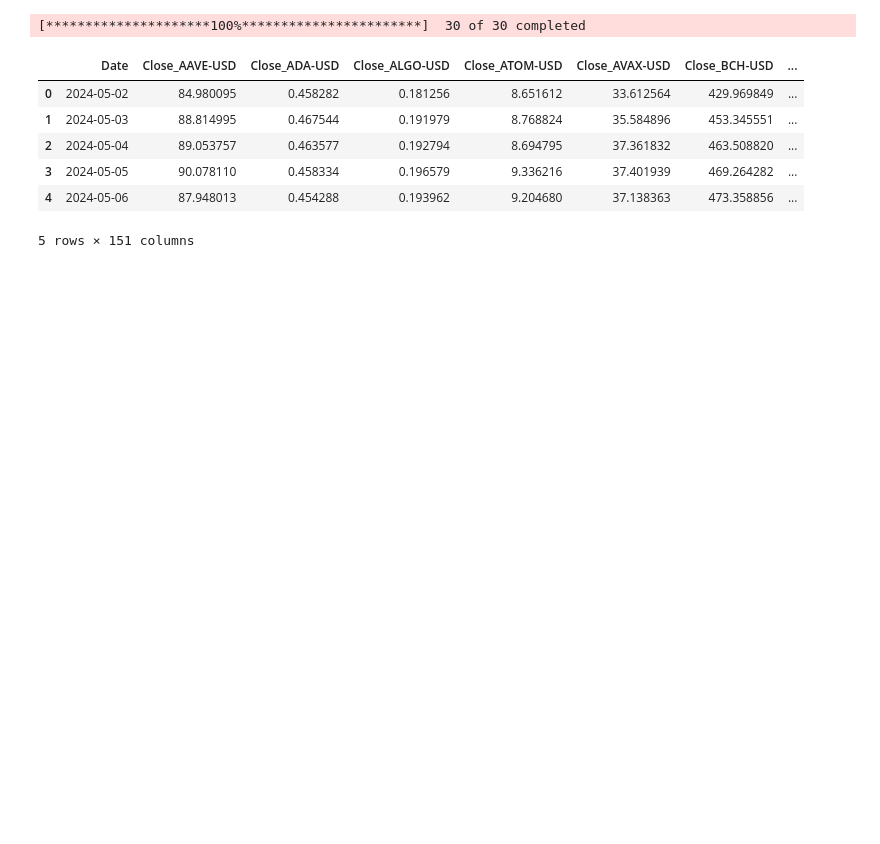
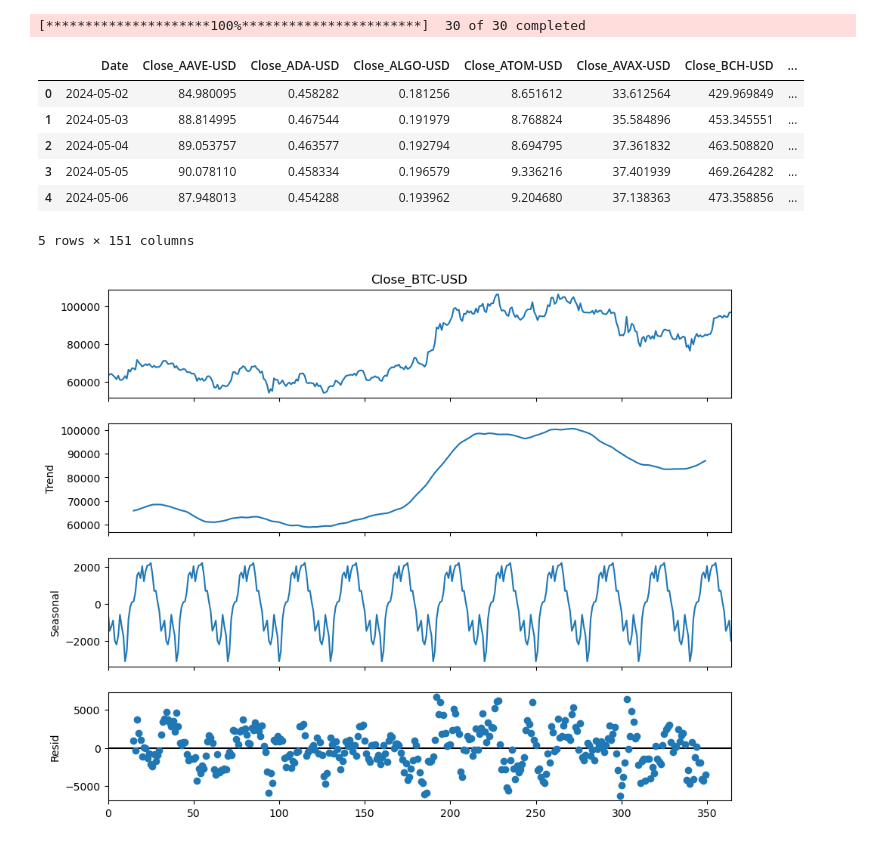
Before and after one commit to gedghill/AE2, a Jupyter notebook: eda_charts.ipynb, the cells around one changed output. Drawn from its saved outputs; the diff is of its cells as text; code cells hidden in the pictures; blank space fills up the shorter version.

```diff
--- a/eda_charts.ipynb
+++ b/eda_charts.ipynb
@@ -68,3 +68,20 @@ fig = px.bar(
 )
 
 fig.show()
+# %%
+import pandas as pd
+from statsmodels.tsa.seasonal import seasonal_decompose
+import matplotlib.pyplot as plt
+%matplotlib inline
+
+
+# Decompose BTC-USD series
+result = seasonal_decompose(df['Close_BTC-USD'], model='additive', period=30)  # assuming weekly seasonality
+
+# Plot the decomposition
+fig = result.plot()
+fig.set_size_inches(10, 8)
+#plt.tight_layout()
+plt.show()
+# %% [output]
+[figure, added]
```
Also changed, not shown: 8 other files.
